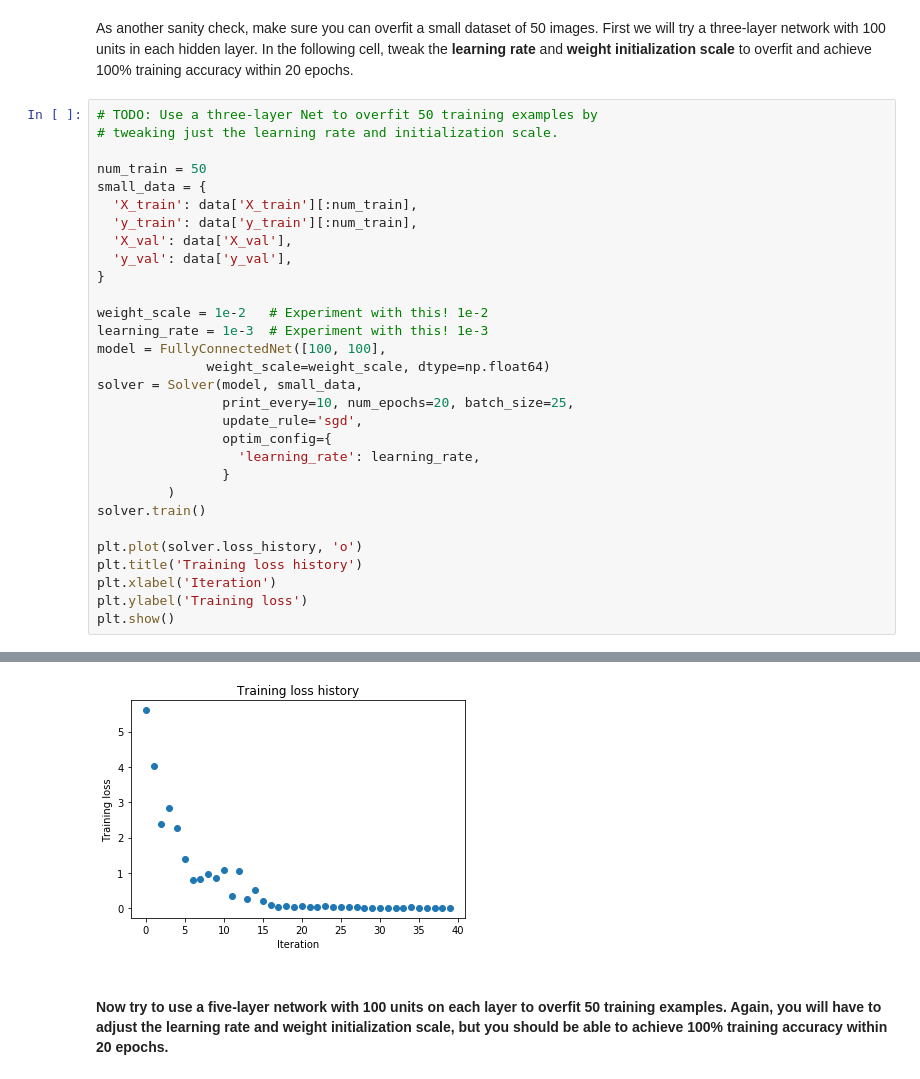
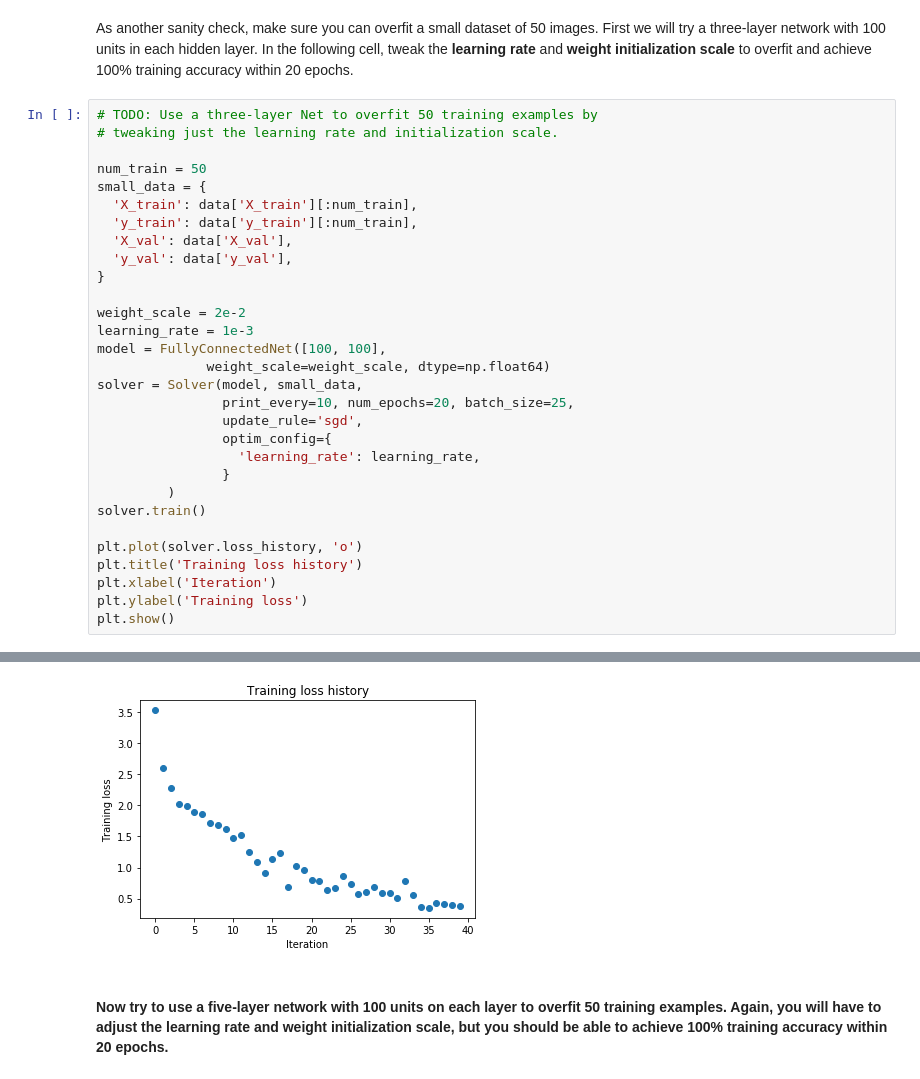
Before and after one commit to arisemaM/cs231n-Assignment2, a Jupyter notebook: FullyConnectedNets.ipynb, the cells around one changed output, grey strips where cells are left out. Drawn from its saved outputs; the diff is of its cells as text.

```diff
--- a/FullyConnectedNets.ipynb
+++ b/FullyConnectedNets.ipynb
@@ -451,8 +457,8 @@ small_data = {
   'y_val': data['y_val'],
 }
 
-weight_scale = 1e-2   # Experiment with this! 1e-2
-learning_rate = 1e-3  # Experiment with this! 1e-3
+weight_scale = 2e-2
+learning_rate = 1e-3
 model = FullyConnectedNet([100, 100],
               weight_scale=weight_scale, dtype=np.float64)
 solver = Solver(model, small_data,
@@ -490,4 +496,4 @@ plt.show()
-[figure, old version]
+[figure, new version]
 # %% [markdown]
 #### Now try to use a five-layer network with 100 units on each layer to overfit 50 training examples. Again, you will have to adjust the learning rate and weight initialization scale, but you should be able to achieve 100% training accuracy within 20 epochs.
 # %%
```
Also changed, not shown: parts of 7 cells of this notebook, 3 other files.
